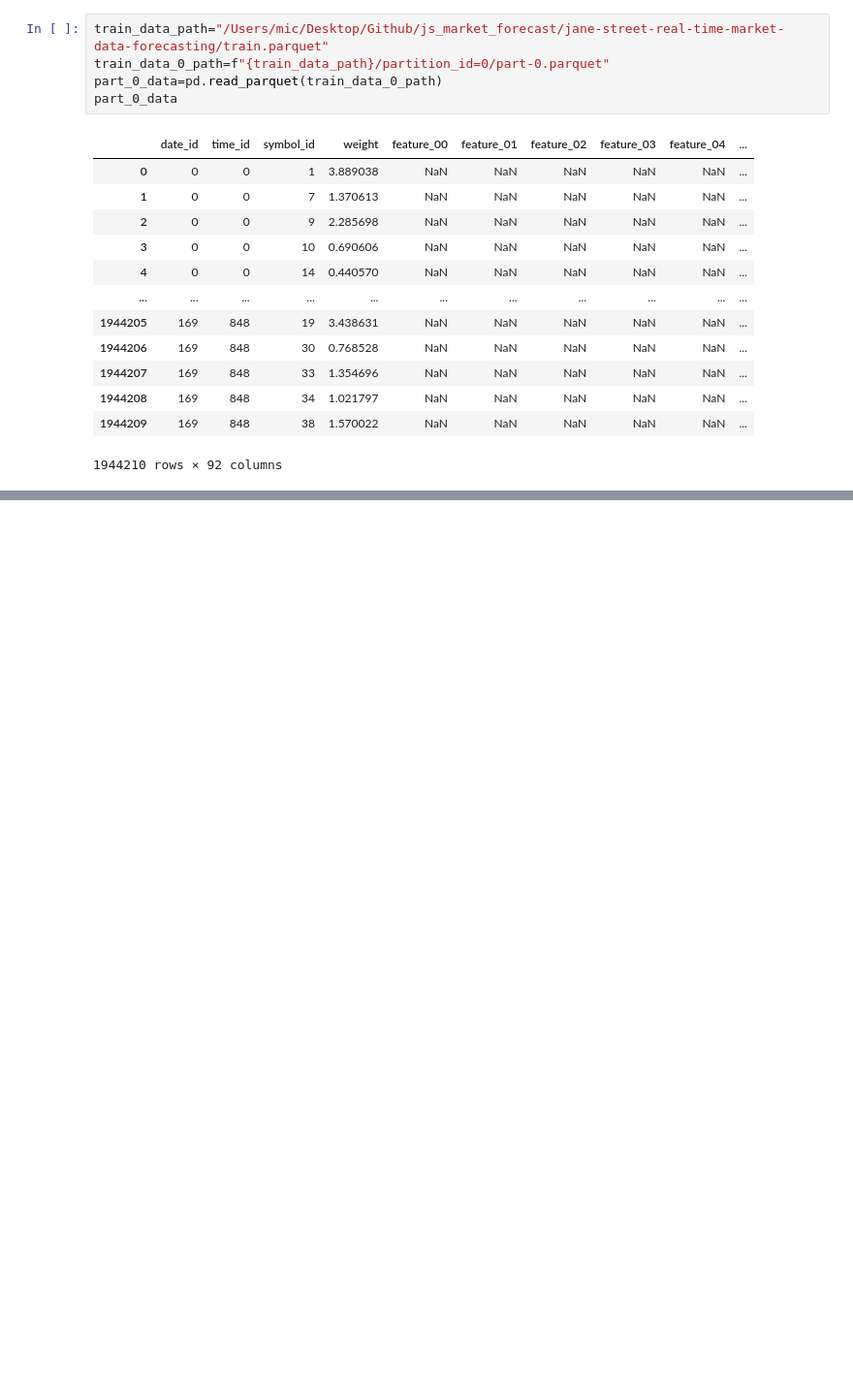
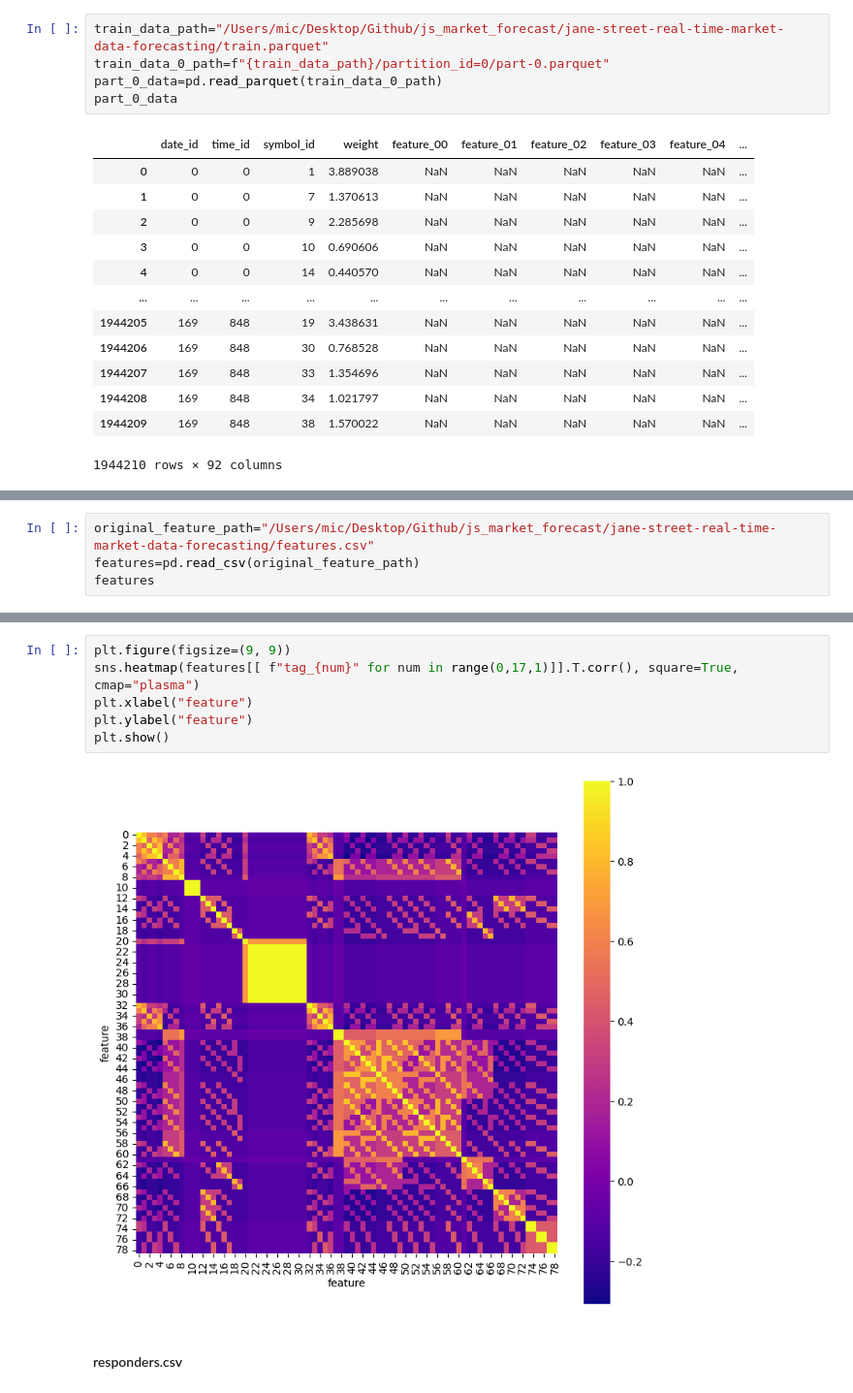
Before and after one commit to M1cW/js_market_forecast, a Jupyter notebook: main.ipynb, the cells around one changed output, grey strips where cells are left out. Shown at 97% size. Drawn from its saved outputs; the diff is of its cells as text; blank space fills up the shorter version.

```diff
--- a/main.ipynb
+++ b/main.ipynb
@@ -59,0 +70,4 @@ plt.show()
+# %%
+original_feature_path="/Users/mic/Desktop/Github/js_market_forecast/jane-street-real-time-market-data-forecasting/features.csv"
+features=pd.read_csv(original_feature_path)
+features
@@ -59,0 +126,10 @@ plt.show()
+# %%
+plt.figure(figsize=(9, 9))
+sns.heatmap(features[[ f"tag_{num}" for num in range(0,17,1)]].T.corr(), square=True, cmap="plasma")
+plt.xlabel("feature")
+plt.ylabel("feature")
+plt.show()
+# %% [output]
+[figure, added]
+# %% [markdown]
+#### responders.csv
```
Also changed, not shown: parts of 17 cells of this notebook, 1 other file.
